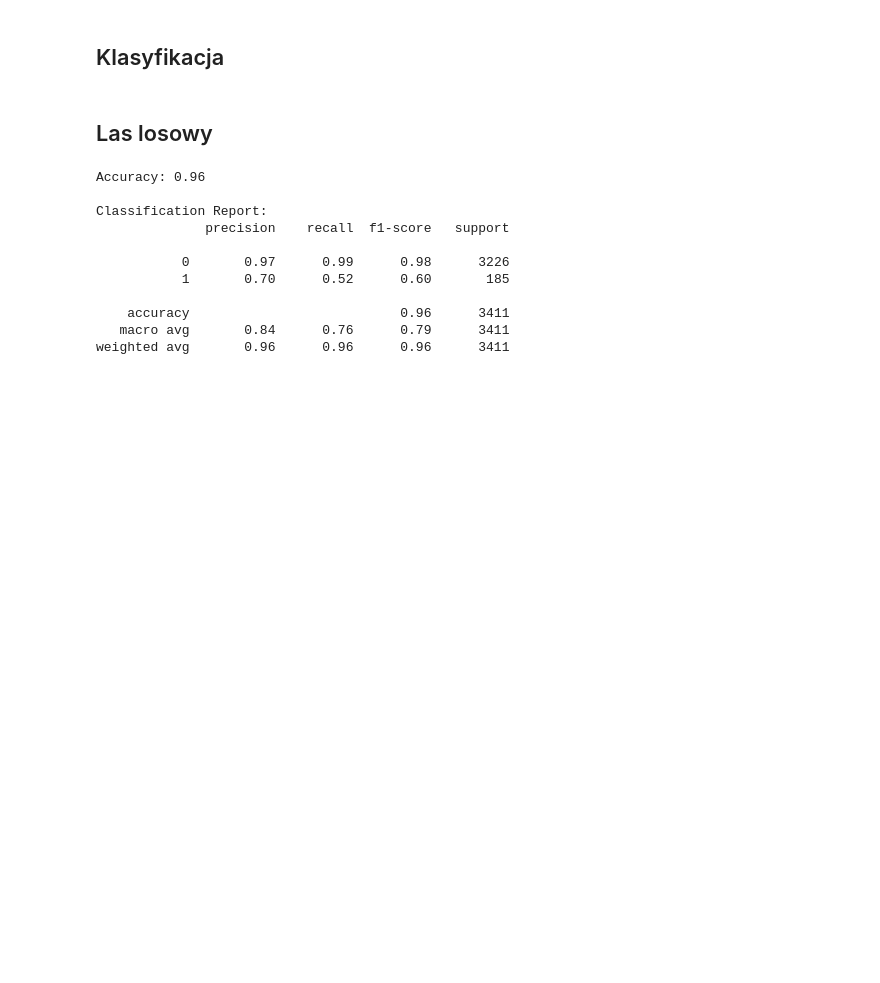
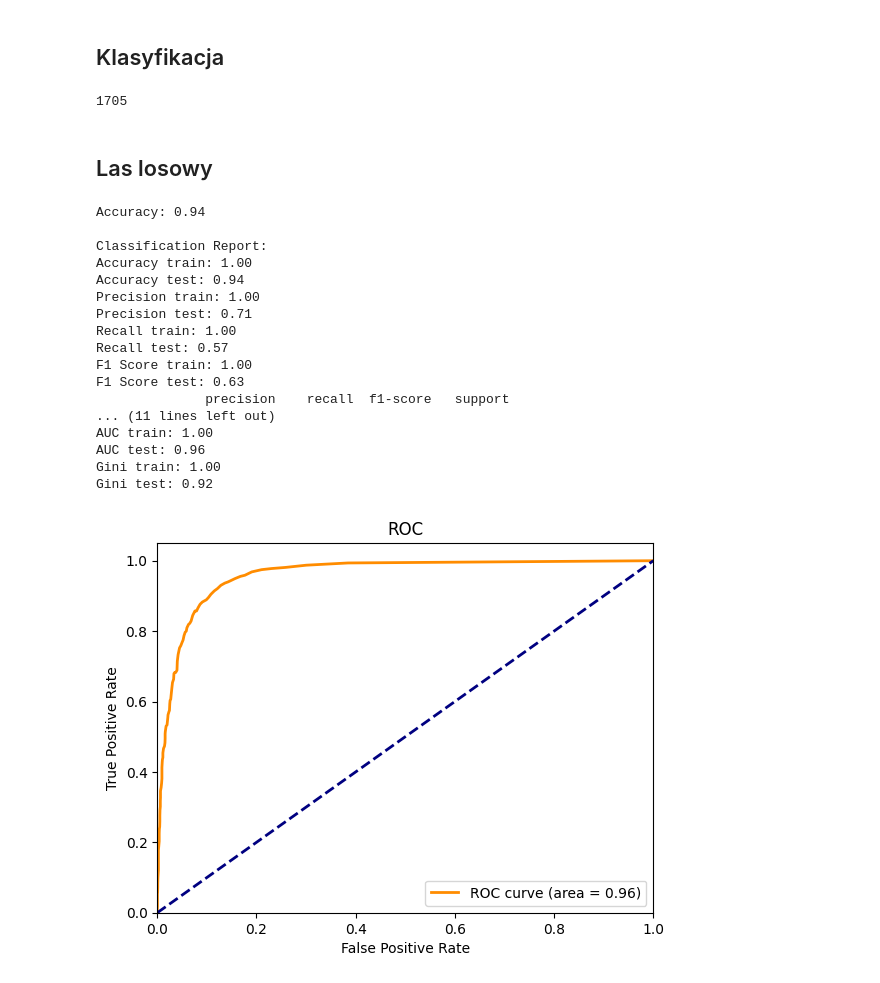
Before and after one commit to wojtek2288/ppd-projekt, a Jupyter notebook: ppd_projekt.ipynb, the cells around one changed output. Saved outputs shown, nothing was run; the diff lists cells and outputs as text; code cells hidden in the pictures; blank space fills up the shorter version.

```diff
--- a/ppd_projekt.ipynb
+++ b/ppd_projekt.ipynb
@@ -564,10 +608,15 @@ MAE: 4783.9 RMSE: 11405.11
 # %% [markdown]
 ## Klasyfikacja
+# %%
+topTenPercentLen = int(0.1 * len(data))
+topTenPercentLen
+# %% [output]
+1705
 # %%
 
 data['rank'] = data['wage_eur'].rank(ascending=False, method='max')
 
-data['isTop10'] = data['rank'].apply(lambda x: 1 if x <= 1000 else 0)
+data['isTop10'] = data['rank'].apply(lambda x: 1 if x <= topTenPercentLen else 0)
 
 data = data.drop(columns=['rank'])
 # %% [markdown]
@@ -575,31 +624,38 @@ data = data.drop(columns=['rank'])
 # %%
 x_train, x_test, y_train, y_test = train_test_split(data[features], data['isTop10'], test_size=0.2, random_state=42)
 
 # Create a Random Forest classifier
-rf_regressor = RandomForestClassifier(n_estimators=100, random_state=42)
+rf_classifier = RandomForestClassifier(n_estimators=100, random_state=42)
 
 # Train the classifier on the training data
-rf_regressor.fit(x_train, y_train)
+rf_classifier.fit(x_train, y_train)
 
 # Make predictions on the test set
-y_pred = rf_regressor.predict(x_test)
+y_pred = rf_classifier.predict(x_test)
 
 # Evaluate the model
 accuracy = accuracy_score(y_test, y_pred)
 print(f'Accuracy: {accuracy:.2f}')
 
 # Display additional metrics
 print('\nClassification Report:')
-print(classification_report(y_test, y_pred))
+print_model_metrics(rf_classifier, x_train, x_test, y_train, y_test)
 # %% [output]
-Accuracy: 0.96
+Accuracy: 0.94
 
 Classification Report:
+Accuracy train: 1.00
+Accuracy test: 0.94
+Precision train: 1.00
+Precision test: 0.71
+Recall train: 1.00
+Recall test: 0.57
+F1 Score train: 1.00
+F1 Score test: 0.63
               precision    recall  f1-score   support
-
-           0       0.97      0.99      0.98      3226
-           1       0.70      0.52      0.60       185
-
-    accuracy                           0.96      3411
-   macro avg       0.84      0.76      0.79      3411
-weighted avg       0.96      0.96      0.96      3411
+... (11 lines left out)
+AUC train: 1.00
+AUC test: 0.96
+Gini train: 1.00
+Gini test: 0.92
+[figure, added]
```
Also changed, not shown: parts of 15 cells of this notebook.
